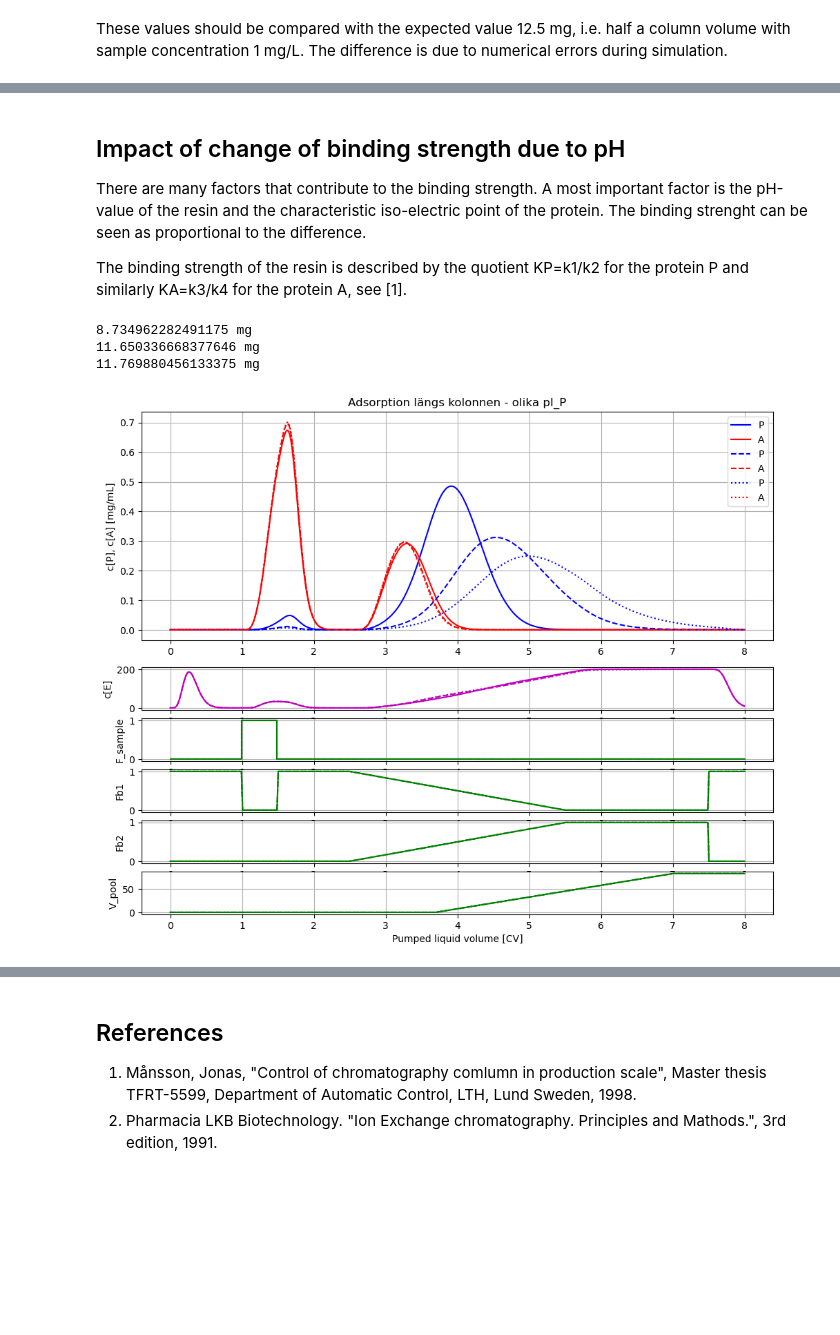
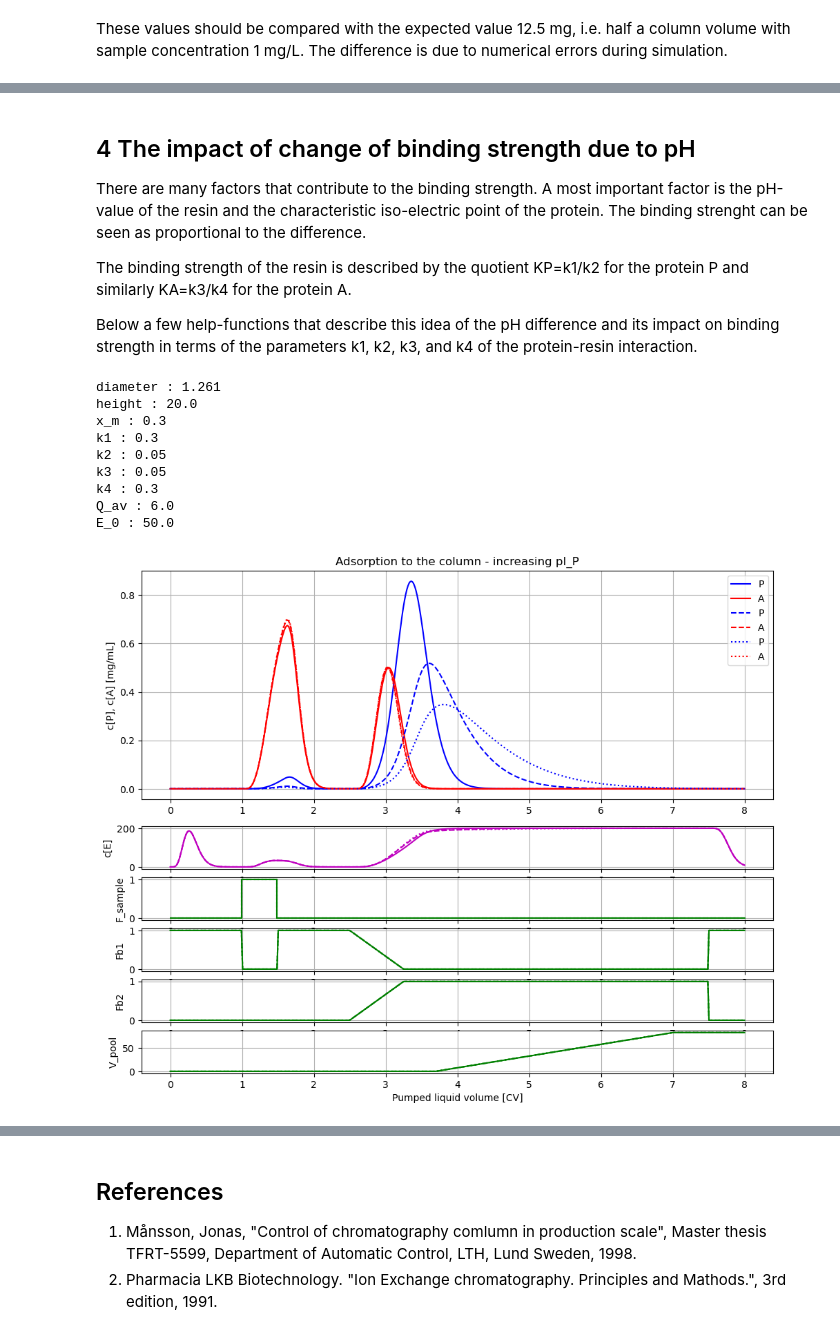
Before and after one commit to janpeter19/BPL_IEC_operation, a Jupyter notebook: BPL_IEC_operation.ipynb, the cells around one changed output, grey strips where cells are left out. Cells and saved outputs as stored; diff of their text form; code cells hidden in the pictures; blank space fills up the shorter version.

```diff
--- a/BPL_IEC_operation.ipynb
+++ b/BPL_IEC_operation.ipynb
@@ -107,2 +131,14 @@ A_mass [mg] = [12.48878113]
 # %% [markdown]
 These values should be compared with the expected value 12.5 mg, i.e. half a column volume with sample concentration 1 mg/L. The difference is due to numerical errors during simulation.
+# %%
+# Let us investigate the impact of increasing salt concetration in the sample E_in
+
+# Simulate and plot the results
+newplot(title='Adsorption to the column - E_in increased', plotType='Elution-conductivity-vs-CV-combined-all')
+
+for value in [0, 10, 20]:
+    par(E_in=value)
+    simu((CV_ekv+CV_ads+CV_wash+CV_desorb+CV_wash2)*V/VFR)
+
+# Restore default values
+par(k2=0.05, k4=0.3, E_in=0)
@@ -109,9 +147,10 @@ These values should be compared with the expected value 12.5 mg, i.e. half a col
 # %% [markdown]
-## Impact of change of binding strength due to pH
-
+## 4 The impact of change of binding strength due to pH
 There are many factors that contribute to the binding strength. A most important factor is the pH-value of the resin and the characteristic iso-electric point of the protein. The binding strenght can be seen as proportional to the difference.
 
-The binding strength of the resin is described by the quotient KP=k1/k2 for the protein P and similarly KA=k3/k4 for the protein A, see [1].
+The binding strength of the resin is described by the quotient KP=k1/k2 for the protein P and similarly KA=k3/k4 for the protein A.
+
+Below a few help-functions that describe this idea of the pH difference and its impact on binding strength in terms of the parameters k1, k2, k3, and k4 of the protein-resin interaction.
 # %%
 # Define function that describe the proportionality of binding strength ot
 # the pH difference of the iso-electric point and the resin
@@ -125,24 +164,37 @@ def KA_pH_sensitivity(pI_A=7.1667, pH_resin=7.0):
     K_A_nom = 0.0
     coeff_pH = 1.0
     return K_A_nom + coeff_pH*(pI_A-pH_resin)
+
+def par_pH(pI_P=8.0, pI_A=7.1667, pH_resin=7.0, TP=3.33, TA=20.0):
+    if (pI_P > pH_resin) & (pI_A > pH_resin):
+        par(k2 = 1/(TP*KP_pH_sensitivity(pI_P=pI_P, pH_resin=pH_resin)))
+        par(k4 = 1/(TA*KA_pH_sensitivity(pI_A=pI_A, pH_resin=pH_resin)))
+    else:
+        print('Both pI_P > pH_resin and pI_A > pH_resin must hold - no parameter change made')
+# %%
+# The default parameters of the column
+disp('column')
+# %% [output]
+diameter : 1.261
+height : 20.0
+x_m : 0.3
+k1 : 0.3
+k2 : 0.05
+k3 : 0.05
+k4 : 0.3
+Q_av : 6.0
+E_0 : 50.0
 # %%
 # Let us investigate the impact of change of the iso-electric pH for protein P
 
-# Default value of TP
-TP=3.33
-
 # Simulate and plot the results
-newplot(title='Adsorption längs kolonnen - olika pI_P', plotType='Elution-conductivity-vs-CV-combined-all')
+newplot(title='Adsorption to the column - increasing pI_P', plotType='Elution-conductivity-vs-CV-combined-all')
 
 for value in [7.2, 7.6, 8.0]:
-    par(k2 = 1/(TP*KP_pH_sensitivity(pI_P=value, pH_resin=7.0)));
+    par_pH(pI_P=value)
     simu((CV_ekv+CV_ads+CV_wash+CV_desorb+CV_wash2)*V/VFR)
-    print(sim_res['tank_harvest.m[1]'][-1], 'mg')
 
 # Restore default values
-par(k2 = 1/(TP*KP_pH_sensitivity(pI_P=8.0)))
+par(k2 = 0.05, k4 = 0.3)
 # %% [output]
-8.734962282491175 mg
-11.650336668377646 mg
-11.769880456133375 mg
-[figure, old version]
+[figure, new version]
```
Also changed, not shown: parts of 15 cells of this notebook, 1 other file.
